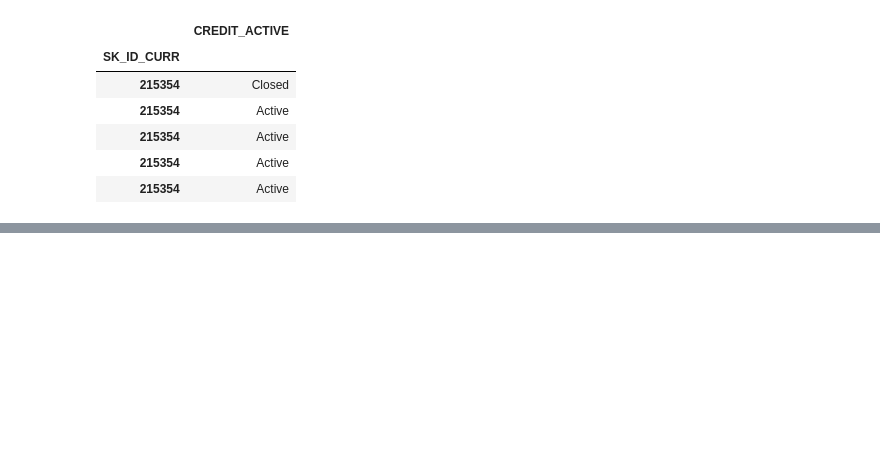
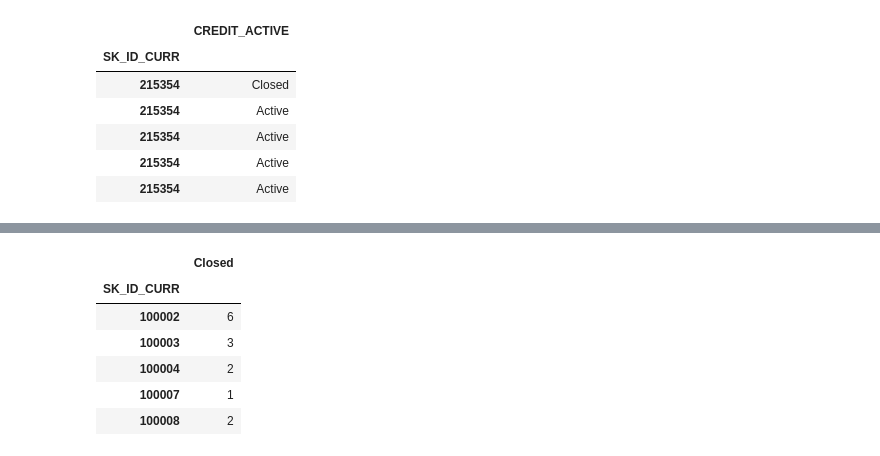
Before and after one commit to robertgraefe/Masterarbeit, a Jupyter notebook: Jupyter Notebook/FillNA/Kategorische Daten/2. Bureau.ipynb, the cells around one changed output, grey strips where cells are left out. Saved outputs shown, nothing was run; the diff lists cells and outputs as text; code cells hidden in the pictures; blank space fills up the shorter version.

```diff
--- a/Jupyter Notebook/FillNA/Kategorische Daten/2. Bureau.ipynb
+++ b/Jupyter Notebook/FillNA/Kategorische Daten/2. Bureau.ipynb
@@ -218,0 +261,10 @@ df = df[n_heads]
+# %%
+closed.head()
+# %% [output]
+|  | Closed |
+| SK_ID_CURR |  |
+| 100002 | 6 |
+| 100003 | 3 |
+| 100004 | 2 |
+| 100007 | 1 |
+| 100008 | 2 |
```
Also changed, not shown: parts of 18 cells of this notebook, 4 other files.
